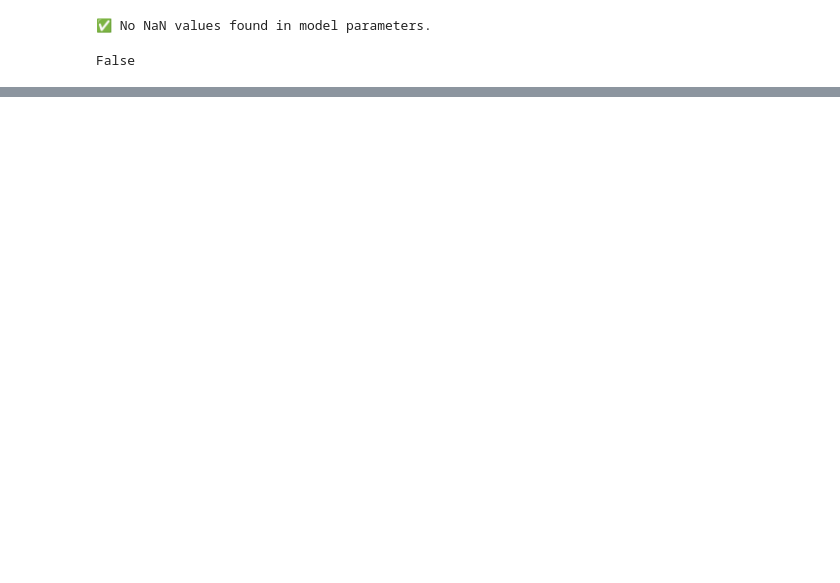
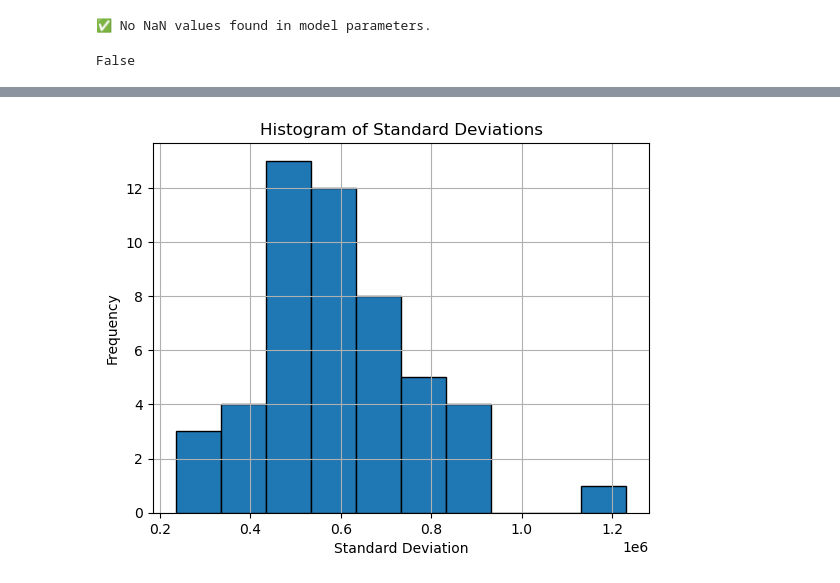
Before and after one commit to daleas0120/loss_landscapes_demo, a Jupyter notebook: demo_hessian_wag_esol.ipynb, the cells around one changed output, grey strips where cells are left out. Drawn from its saved outputs; the diff is of its cells as text; code cells hidden in the pictures; blank space fills up the shorter version.

```diff
--- a/demo_hessian_wag_esol.ipynb
+++ b/demo_hessian_wag_esol.ipynb
@@ -367,10 +354,10 @@ def get_prediction_var(data_loader, mu_model, stddev_model, model):
     with torch.no_grad():  # No gradient computation for efficiency
         for batch_X, batch_y in data_loader:
             batch_X, batch_y = batch_X.to(device), batch_y.to(device)
-            outputs = model(batch_X)
+            outputs = sampled_model(batch_X)
 
-            # Append predictions
-            predictions_sampled_model.extend(outputs.cpu().numpy())  # Append batch predictions
+    # Append predictions
+    predictions_sampled_model.extend(outputs.cpu().numpy())  # Append batch predictions
     return predictions_sampled_model
 # %%
 pred_set = []
@@ -397,0 +392,20 @@ plt.show()
+# %%
+# Compute standard deviation for each sublist
+std_devs = [np.std(np.concatenate(sublist)) for sublist in test_pred_set]
+
+# Compute histogram using np.histogram
+hist_counts, bin_edges = np.histogram(std_devs, bins=10)
+
+# Plot histogram using bin edges and frequencies
+plt.bar(bin_edges[:-1], hist_counts, width=np.diff(bin_edges), edgecolor='black', align='edge')
+
+# Labels and title
+plt.title('Histogram of Standard Deviations')
+plt.xlabel('Standard Deviation')
+plt.ylabel('Frequency')
+plt.grid(True)
+
+# Show the plot
+plt.show()
+# %% [output]
+[figure, added]
```
Also changed, not shown: parts of 10 cells of this notebook, 1 other file.
